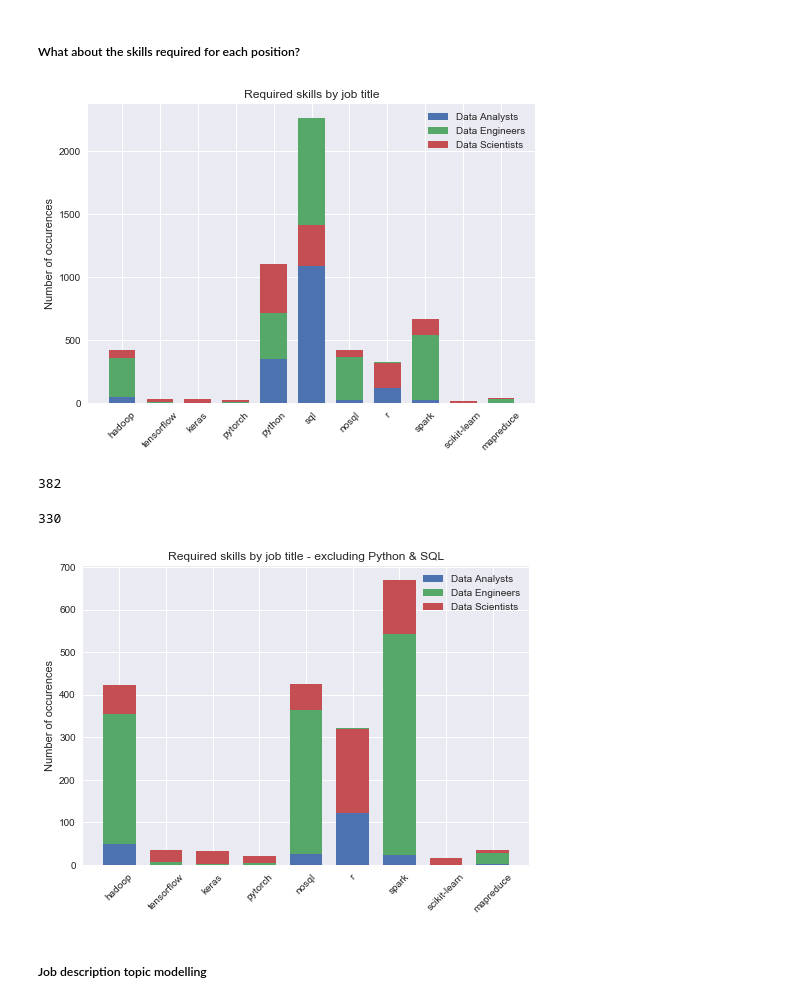
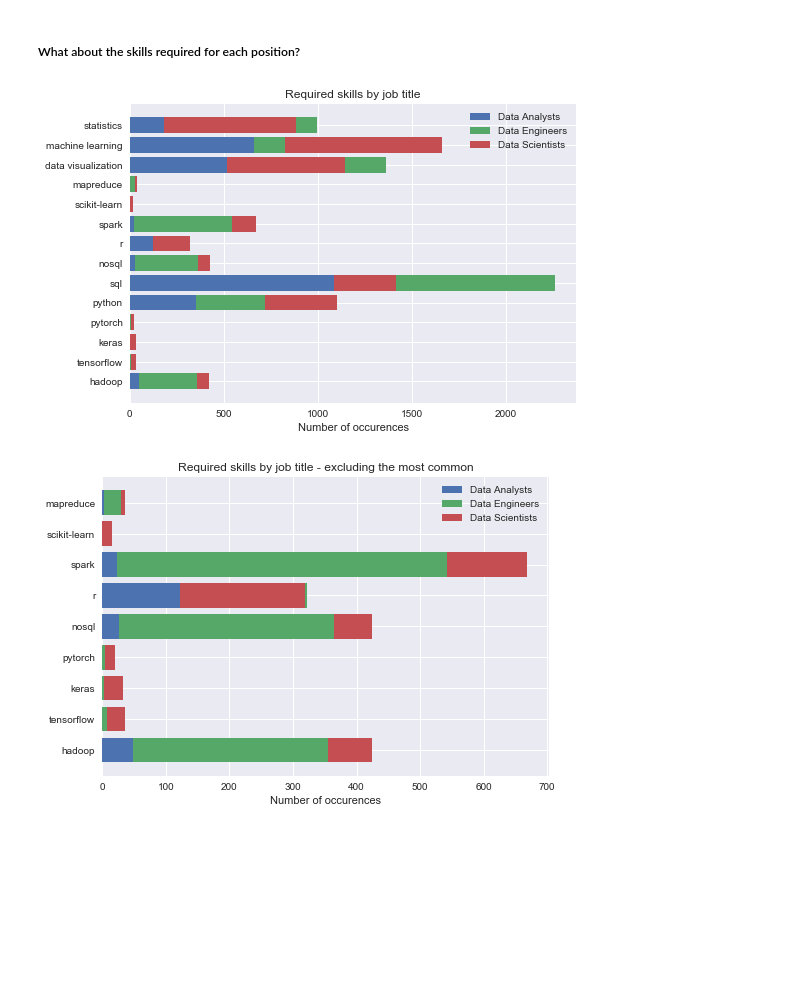
Before and after one commit to mharmanani/job-market-analysis, a Jupyter notebook: notebook/datasci-job-market-analysis.ipynb, the cells around one changed output. Cells and saved outputs as stored; diff of their text form; code cells hidden in the pictures; blank space fills up the shorter version.

```diff
--- a/notebook/datasci-job-market-analysis.ipynb
+++ b/notebook/datasci-job-market-analysis.ipynb
@@ -360,11 +364,14 @@ curated_list = [
     ('nosql', 'mongodb', 'couchdb', 'orientdb'),
     ('r', 'rstudio'),
     'hadoop',
-    ('spark', 'pyspark'),
+    ('spark', 'pyspark', 'apachespark'),
     ('scikit-learn', 'sklearn'),
     'tensorflow',
     'keras',
     'pytorch',
-    ('mapreduce', 'map-reduce')
+    ('mapreduce', 'map-reduce'),
+    ('data visualization', 'visualization', 'visualizing', 'exploration', 'exploratory', 'insights'),
+    ('machine learning', 'ai', 'machine', 'learning', 'artificial', 'intelligence'),
+    ('statistics', 'probability', 'probabilistic', 'statistical', 'stochastic')
 ]
 # %%
@@ -422,17 +429,16 @@ def plot_stacked_bars(labels, width, title):
 
     ticks = np.arange(len(labels))
 
-    da_plt = plt.bar(ticks, da_data, width)
-    de_plt = plt.bar(ticks, de_data, width, bottom=da_data)
-    ds_plt = plt.bar(ticks, ds_data, width, bottom=de_data)
+    da_plt = plt.barh(y=labels, width=da_data)
+    de_plt = plt.barh(y=labels, width=de_data, left=da_data)
+    ds_plt = plt.barh(y=labels, width=ds_data, left=de_data)
 
-    plt.ylabel('Number of occurences')
+    plt.xlabel('Number of occurences')
     plt.title(title)
-    plt.xticks(ticks, labels, rotation=45)
     plt.legend((da_plt[0], de_plt[0], ds_plt[0]), ('Data Analysts', 'Data Engineers', 'Data Scientists'))
 
     plt.show()
 # %%
-plot_stacked_bars(labels, 0.7, 'Required skills by job title')
+plot_stacked_bars(labels, 0.75, 'Required skills by job title')
 # %% [output]
-[figure, old version]
+[figure, new version]
@@ -442,12 +444,0 @@ labels.remove('sql')
-# %%
-da_skill_count.pop('python')
-de_skill_count.pop('python')
-ds_skill_count.pop('python')
-# %% [output]
-382
-# %%
-da_skill_count.pop('sql')
-de_skill_count.pop('sql')
-ds_skill_count.pop('sql')
-# %% [output]
-330
@@ -454,6 +452,4 @@ ds_skill_count.pop('sql')
 # %%
-plot_stacked_bars(labels, 0.7, 'Required skills by job title - excluding Python & SQL')
+plot_stacked_bars(labels, 0.75, 'Required skills by job title - excluding the most common')
 # %% [output]
-[figure, old version]
+[figure, new version]
-# %% [markdown]
-##### Job description topic modelling
```
Also changed, not shown: parts of 16 cells of this notebook.
